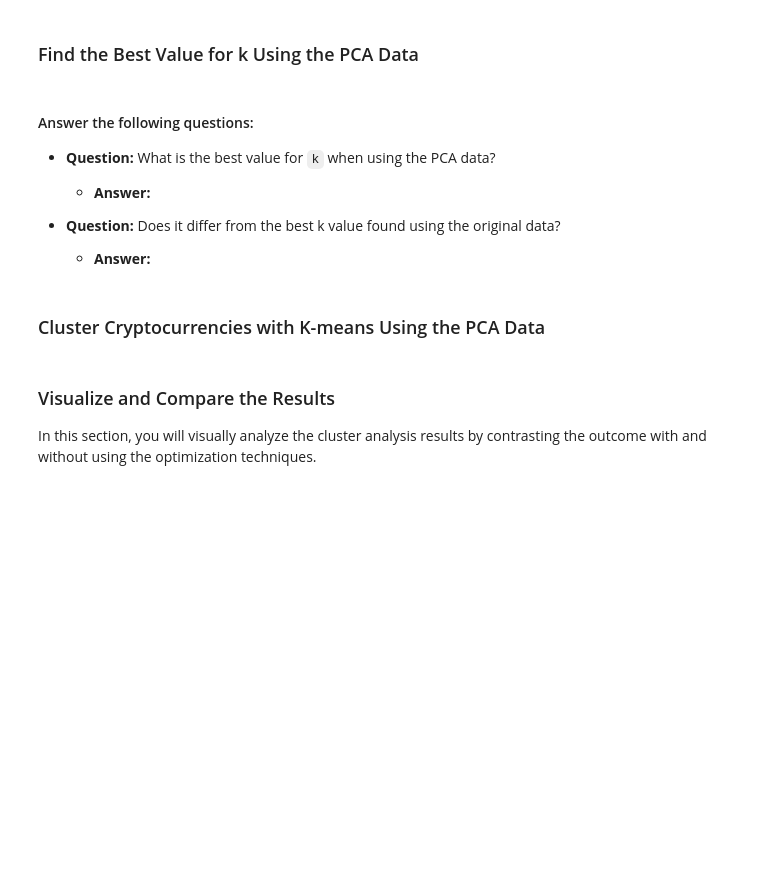
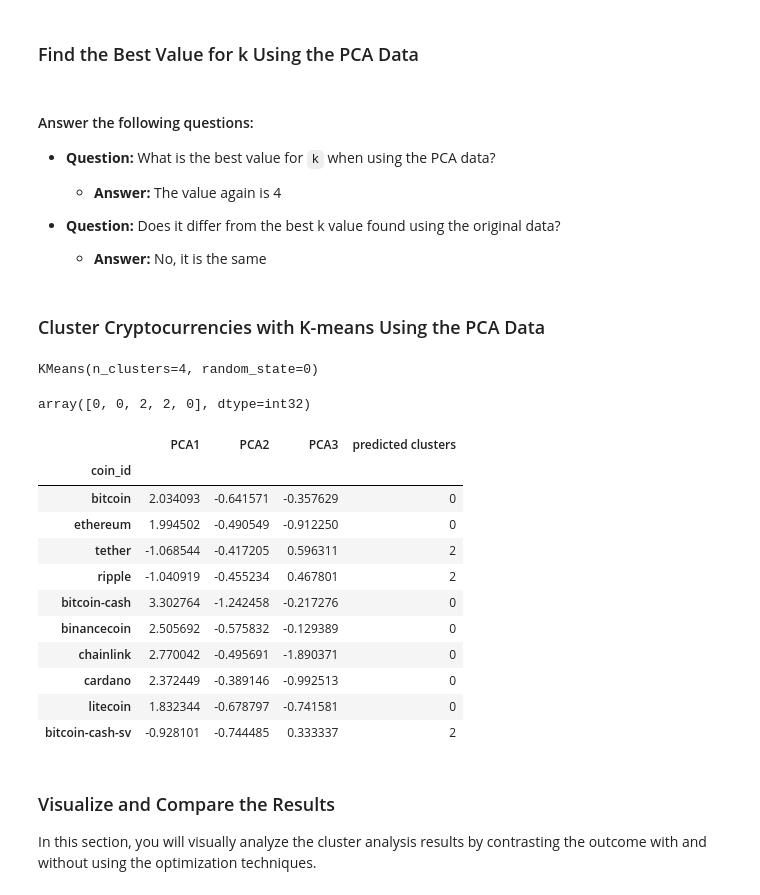
Before and after one commit to javsgon/CryptoClustering, a Jupyter notebook: Crypto_Clustering_JS.ipynb, the cells around one changed output. Drawn from its saved outputs; the diff is of its cells as text; code cells hidden in the pictures; blank space fills up the shorter version.

```diff
--- a/Crypto_Clustering_JS.ipynb
+++ b/Crypto_Clustering_JS.ipynb
@@ -207,11 +270,15 @@ df_elbow.hvplot.line(
 # %%
 # Create an empty list to store the inertia values
-
+inertia = []
 
 # Create a for loop to compute the inertia with each possible value of k
 # Inside the loop:
 # 1. Create a KMeans model using the loop counter for the n_clusters
 # 2. Fit the model to the data using `df_market_data_pca`
 # 3. Append the model.inertia_ to the inertia list
+for i in k_pca:
+    model = KMeans(n_clusters=i, random_state=0)
+    model.fit(df_scaled_market_pca)
+    inertia.append(model.inertia_)
 # %%
 # Create a dictionary with the data to plot the Elbow curve
@@ -225,30 +302,51 @@ df_elbow.hvplot.line(
 
 * **Question:** What is the best value for `k` when using the PCA data?
 
-  * **Answer:**
+  * **Answer:** The value again is 4
 
 
 * **Question:** Does it differ from the best k value found using the original data?
 
-  * **Answer:**
+  * **Answer:** No, it is the same
 # %% [markdown]
 ### Cluster Cryptocurrencies with K-means Using the PCA Data
 # %%
 # Initialize the K-Means model using the best value for k
+model = KMeans(n_clusters=4, random_state=0)
 # %%
 # Fit the K-Means model using the PCA data
+model.fit(df_scaled_market_pca)
+# %% [output]
+KMeans(n_clusters=4, random_state=0)
 # %%
 # Predict the clusters to group the cryptocurrencies using the PCA data
-
+data_predict_2 = model.predict(df_scaled_market_pca)
 # Print the resulting array of cluster values.
+data_predict_2[:5]
+# %% [output]
+array([0, 0, 2, 2, 0], dtype=int32)
 # %%
 # Create a copy of the DataFrame with the PCA data
-
+df3 = data_predict_2.copy()
 
 # Add a new column to the DataFrame with the predicted clusters
-
+df_scaled_market_pca["predicted clusters"]=df3
 
 # Display sample data
+df_scaled_market_pca.head(10)
+# %% [output]
+|  | PCA1 | PCA2 | PCA3 | predicted clusters |
+| coin_id |  |  |  |  |
+| bitcoin | 2.034093 | -0.641571 | -0.357629 | 0 |
+| ethereum | 1.994502 | -0.490549 | -0.912250 | 0 |
+| tether | -1.068544 | -0.417205 | 0.596311 | 2 |
+| ripple | -1.040919 | -0.455234 | 0.467801 | 2 |
+| bitcoin-cash | 3.302764 | -1.242458 | -0.217276 | 0 |
+| binancecoin | 2.505692 | -0.575832 | -0.129389 | 0 |
+| chainlink | 2.770042 | -0.495691 | -1.890371 | 0 |
+| cardano | 2.372449 | -0.389146 | -0.992513 | 0 |
+| litecoin | 1.832344 | -0.678797 | -0.741581 | 0 |
+| bitcoin-cash-sv | -0.928101 | -0.744485 | 0.333337 | 2 |
 # %%
 # Create a scatter plot using hvPlot by setting
 # `x="PC1"` and `y="PC2"`.
```
Also changed, not shown: parts of 23 cells of this notebook.
